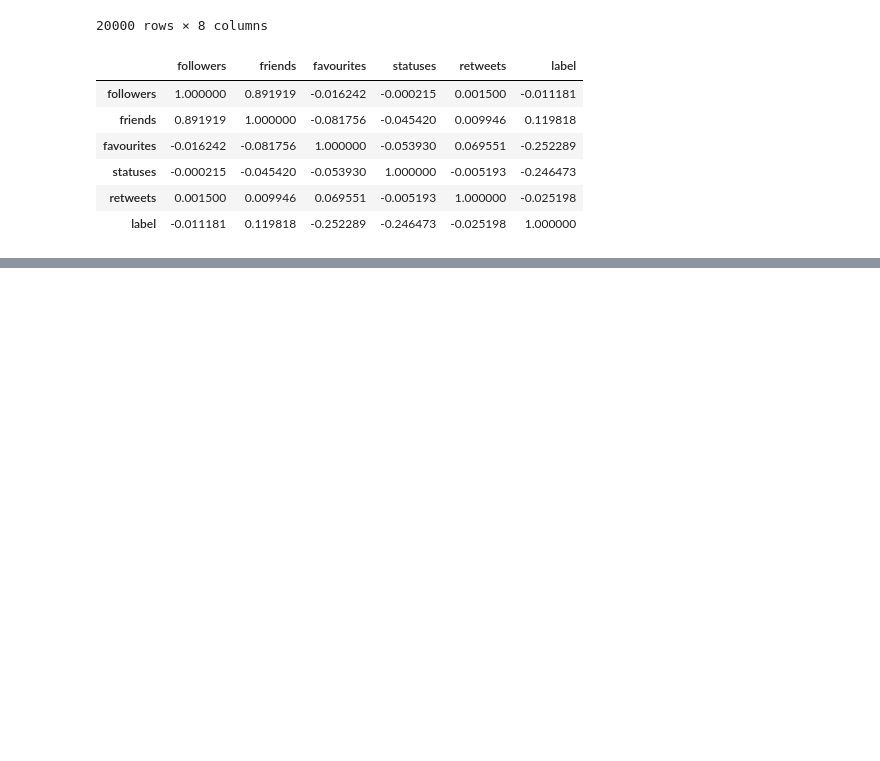
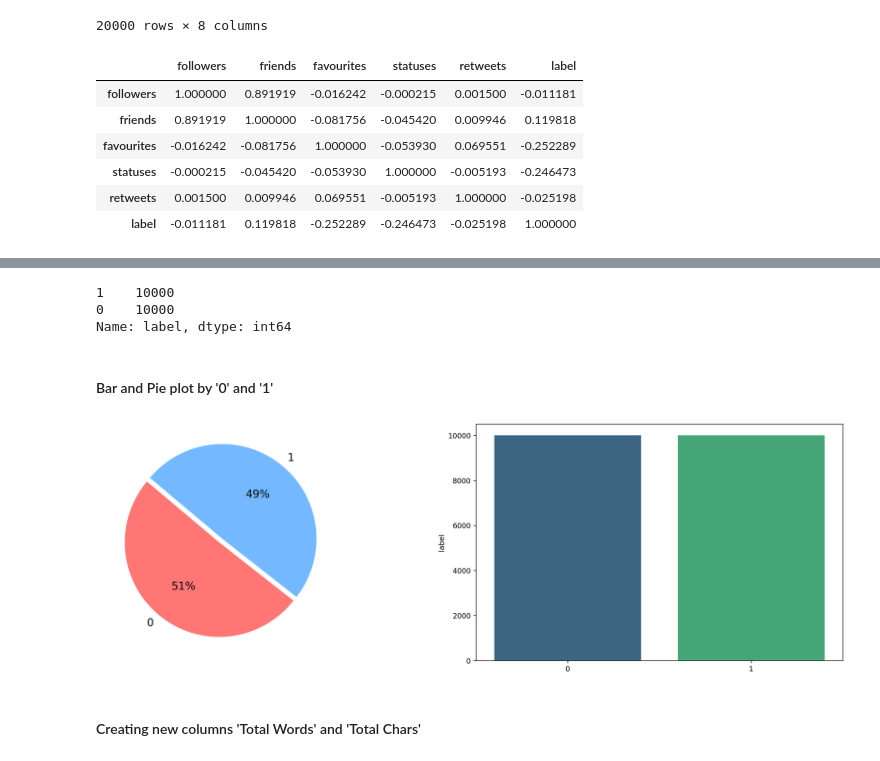
Before and after one commit to The-DigitalAcademy/CT_NLP_Project, a Jupyter notebook: Main_NLP.ipynb, the cells around one changed output, grey strips where cells are left out. Drawn from its saved outputs; the diff is of its cells as text; code cells hidden in the pictures; blank space fills up the shorter version.

```diff
--- a/Main_NLP.ipynb
+++ b/Main_NLP.ipynb
@@ -119,3 +152,8 @@ Mental_Health_Twitter_data.corr()
 | statuses | -0.000215 | -0.045420 | -0.053930 | 1.000000 | -0.005193 | -0.246473 |
 | retweets | 0.001500 | 0.009946 | 0.069551 | -0.005193 | 1.000000 | -0.025198 |
 | label | -0.011181 | 0.119818 | -0.252289 | -0.246473 | -0.025198 | 1.000000 |
+# %%
+Mental_Health_Twitter_data['post_created'] = pd.to_datetime(Mental_Health_Twitter_data['post_created'])
+Mental_Health_Twitter_data["Month"] = Mental_Health_Twitter_data.post_created.dt.month
+Mental_Health_Twitter_data["Year"] = Mental_Health_Twitter_data.post_created.dt.Year
+Mental_Health_Twitter_data["day"] = Mental_Health_Twitter_data.post_created.dt.day
@@ -122,5 +162,5 @@ Mental_Health_Twitter_data.corr()
 # %%
 Mental_Health_Twitter_data.posr_created=Mental_Health_Twitter_data.post_created.apply(pd.to_datetime)
 Mental_Health_Twitter_data["Month"] = Mental_Health_Twitter_data.post_created.dt.month
-#Mental_Health_Twitter_data["Year"]= Mental_Health_Twitter_data.post_created.dt.year
-#Mental_Health_Twitter_data["day"]= Mental_Health_Twitter_data.post_created.dt.day
+Mental_Health_Twitter_data["Year"]= Mental_Health_Twitter_data.post_created.dt.year
+Mental_Health_Twitter_data["day"]= Mental_Health_Twitter_data.post_created.dt.day
@@ -128,0 +167,2 @@ AttributeError: Can only use .dt accessor with datetimelike values
+# %%
+Mental_Health_Twitter_data=Mental_Health_Twitter_data.drop("post_created",axis=1)
@@ -128,0 +185,28 @@ AttributeError: Can only use .dt accessor with datetimelike values
+# %%
+Mental_Health_Twitter_data['label'].value_counts()
+# %% [output]
+1    10000
+0    10000
+Name: label, dtype: int64
+# %% [markdown]
+ #### Bar and Pie plot by '0' and '1'
+# %%
+
+
+labels = [0, 1]
+sizes = [14139, 13838]
+custom_colours = ['#ff7675', '#74b9ff']
+
+plt.figure(figsize=(20, 6), dpi=227)
+plt.subplot(1, 2, 1)
+plt.pie(sizes, labels = labels, textprops={'fontsize': 15}, startangle=140,
+       autopct='%1.0f%%', colors=custom_colours, explode=[0, 0.05])
+
+plt.subplot(1, 2, 2)
+sns.barplot(x = Mental_Health_Twitter_data['label'].unique(), y = Mental_Health_Twitter_data['label'].value_counts(), palette= 'viridis')
+
+plt.show()
+# %% [output]
+[figure, added]
+# %% [markdown]
+#### Creating new columns 'Total Words' and 'Total Chars'
```
Also changed, not shown: parts of 64 cells of this notebook.
